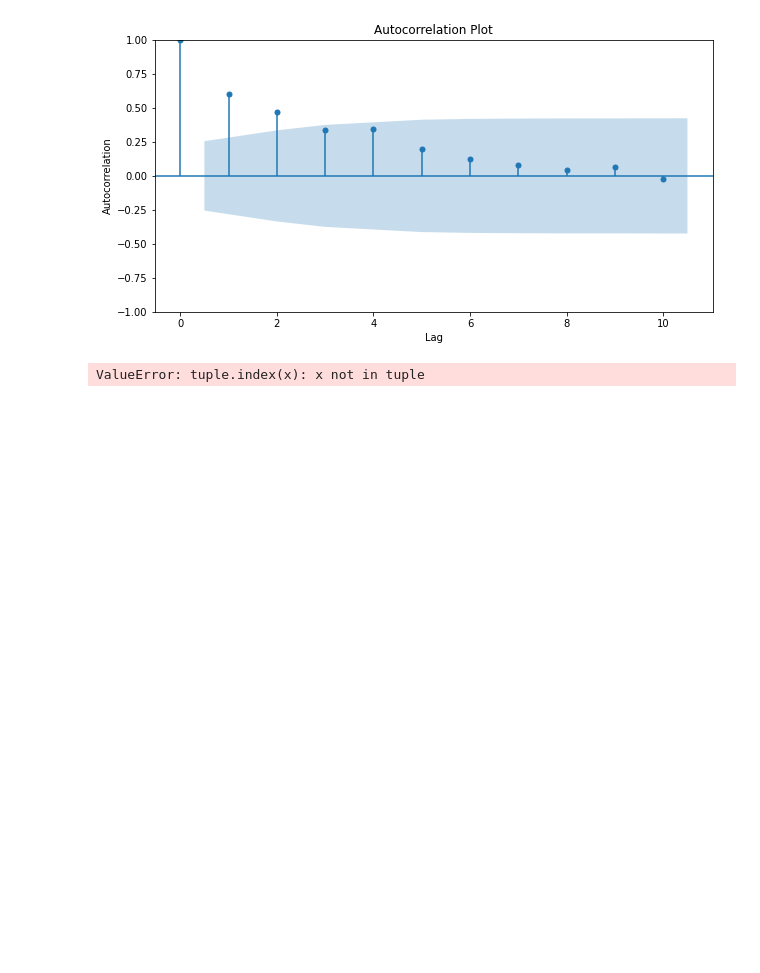
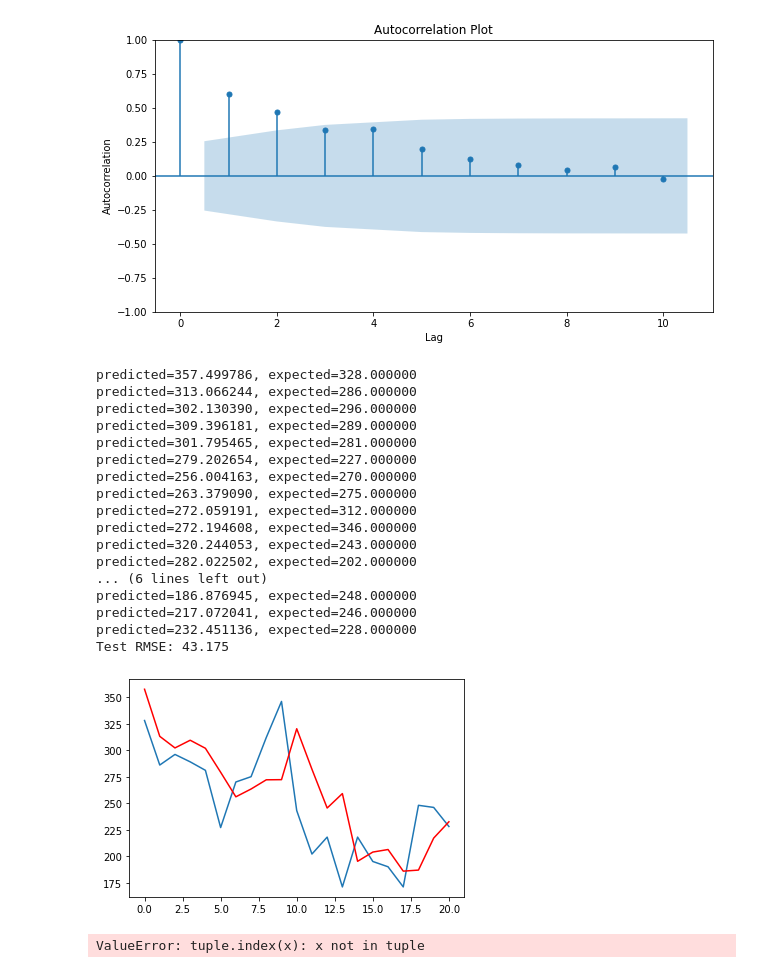
Before and after one commit to isavgt/JBG050-group11, a Jupyter notebook: datasetsexploration.ipynb, the cells around one changed output. Cells and saved outputs as stored; diff of their text form; code cells hidden in the pictures; blank space fills up the shorter version.

Commit message:
implemented ARIMA model.

```diff
--- a/datasetsexploration.ipynb
+++ b/datasetsexploration.ipynb
@@ -134,6 +135,54 @@ ax.set_title('Autocorrelation Plot')
 plt.show()
 # %% [output]
 [figure]
+# %%
+from matplotlib import pyplot
+from statsmodels.tsa.arima.model import ARIMA
+from sklearn.metrics import mean_squared_error
+from math import sqrt
+
+# split into train and test sets
+X = df_groups['Crime ID'].values
+size = int(len(X) * 0.80)
+train, test = X[0:size], X[size:len(X)]
+history = [x for x in train]
+predictions = list()
+# walk-forward validation
+for t in range(len(test)):
+ model = ARIMA(history, order=(5,1,2))
+ model_fit = model.fit()
+ output = model_fit.forecast()
+ yhat = output[0]
+ predictions.append(yhat)
+ obs = test[t]
+ history.append(obs)
+ print('predicted=%f, expected=%f' % (yhat, obs))
+# evaluate forecasts
+rmse = sqrt(mean_squared_error(test, predictions))
+print('Test RMSE: %.3f' % rmse)
+# plot forecasts against actual outcomes
+pyplot.plot(test)
+pyplot.plot(predictions, color='red')
+pyplot.show()
+# %% [output]
+predicted=357.499786, expected=328.000000
+predicted=313.066244, expected=286.000000
+predicted=302.130390, expected=296.000000
+predicted=309.396181, expected=289.000000
+predicted=301.795465, expected=281.000000
+predicted=279.202654, expected=227.000000
+predicted=256.004163, expected=270.000000
+predicted=263.379090, expected=275.000000
+predicted=272.059191, expected=312.000000
+predicted=272.194608, expected=346.000000
+predicted=320.244053, expected=243.000000
+predicted=282.022502, expected=202.000000
+... (6 lines left out)
+predicted=186.876945, expected=248.000000
+predicted=217.072041, expected=246.000000
+predicted=232.451136, expected=228.000000
+Test RMSE: 43.175
+[figure, added]
 # %%
 # response = requests.get("https://data.police.uk/api/metropolitan/neighbourhoods")
 # print(response.status_code)
```
Also changed, not shown: parts of 1 cell of this notebook.
